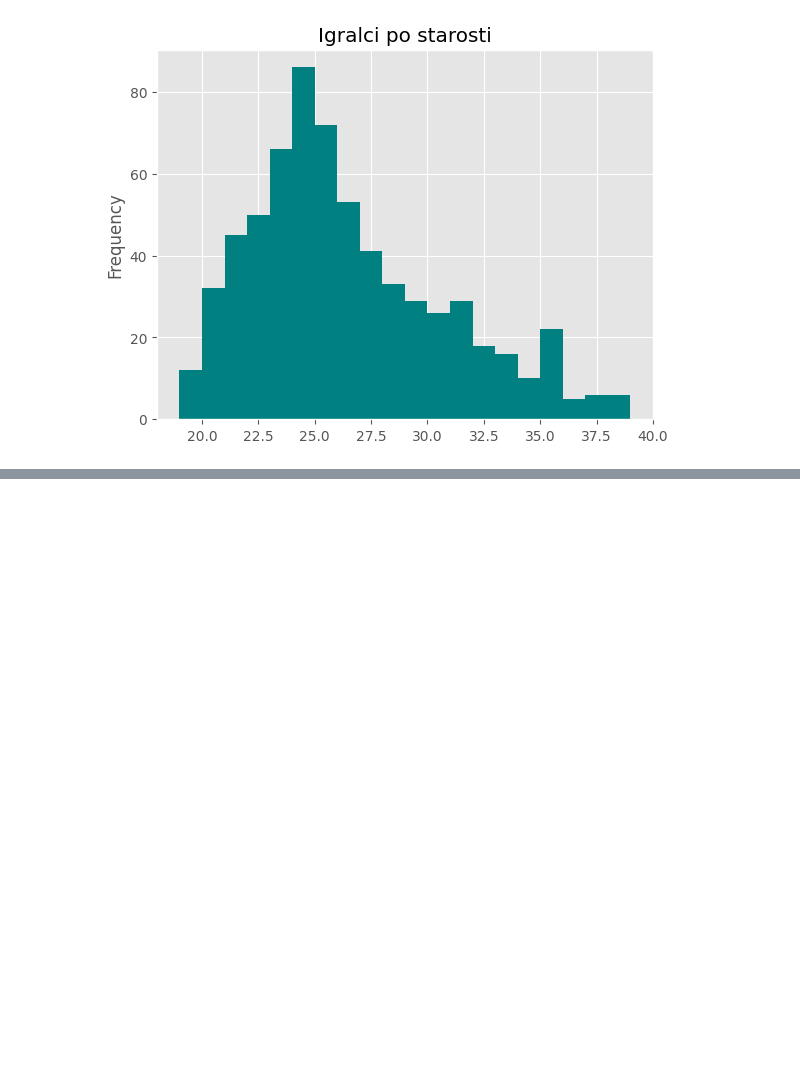
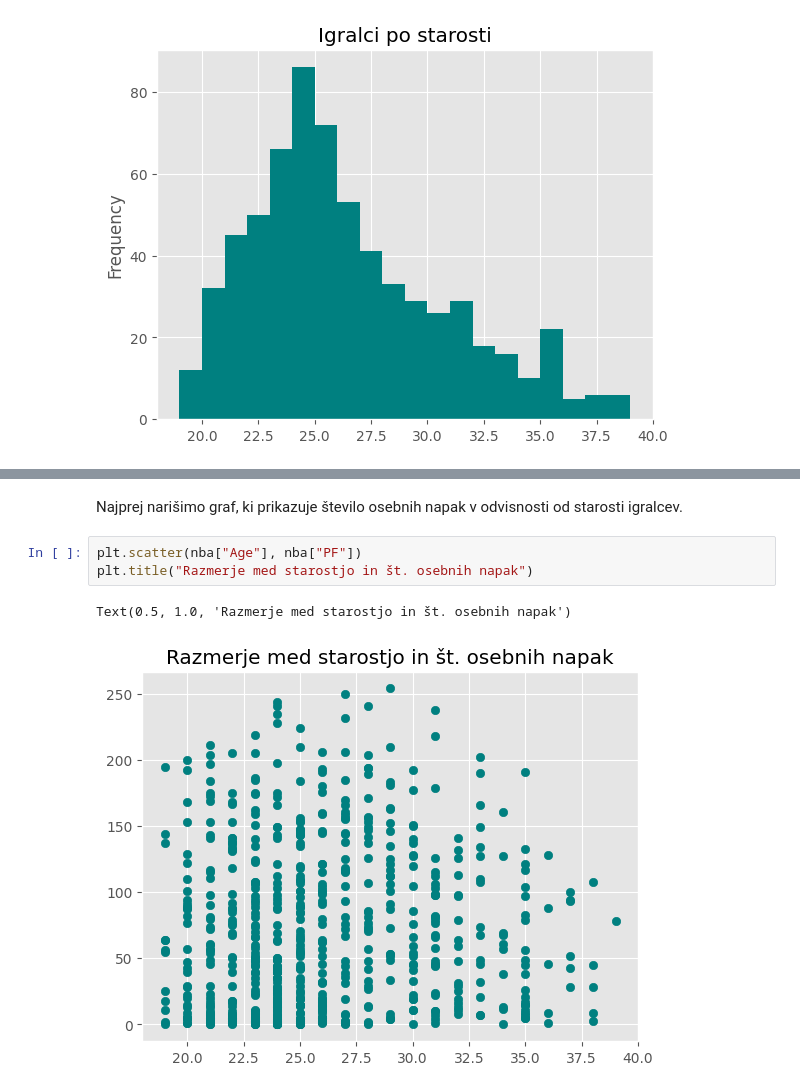
Before and after one commit to elizapecoraro/Eliza-Pecoraro-Projektna-naloga-UVP, a Jupyter notebook: analiza.ipynb, the cells around one changed output, grey strips where cells are left out. Cells and saved outputs as stored; diff of their text form; blank space fills up the shorter version.

```diff
--- a/analiza.ipynb
+++ b/analiza.ipynb
@@ -172,0 +211,8 @@ Text(0.5, 1.0, 'Igralci po starosti')
+# %% [markdown]
+Najprej narišimo graf, ki prikazuje število osebnih napak v odvisnosti od starosti igralcev.
+# %%
+plt.scatter(nba["Age"], nba["PF"])
+plt.title("Razmerje med starostjo in št. osebnih napak")
+# %% [output]
+Text(0.5, 1.0, 'Razmerje med starostjo in št. osebnih napak')
+[figure, added]
```
Also changed, not shown: parts of 33 cells of this notebook.
